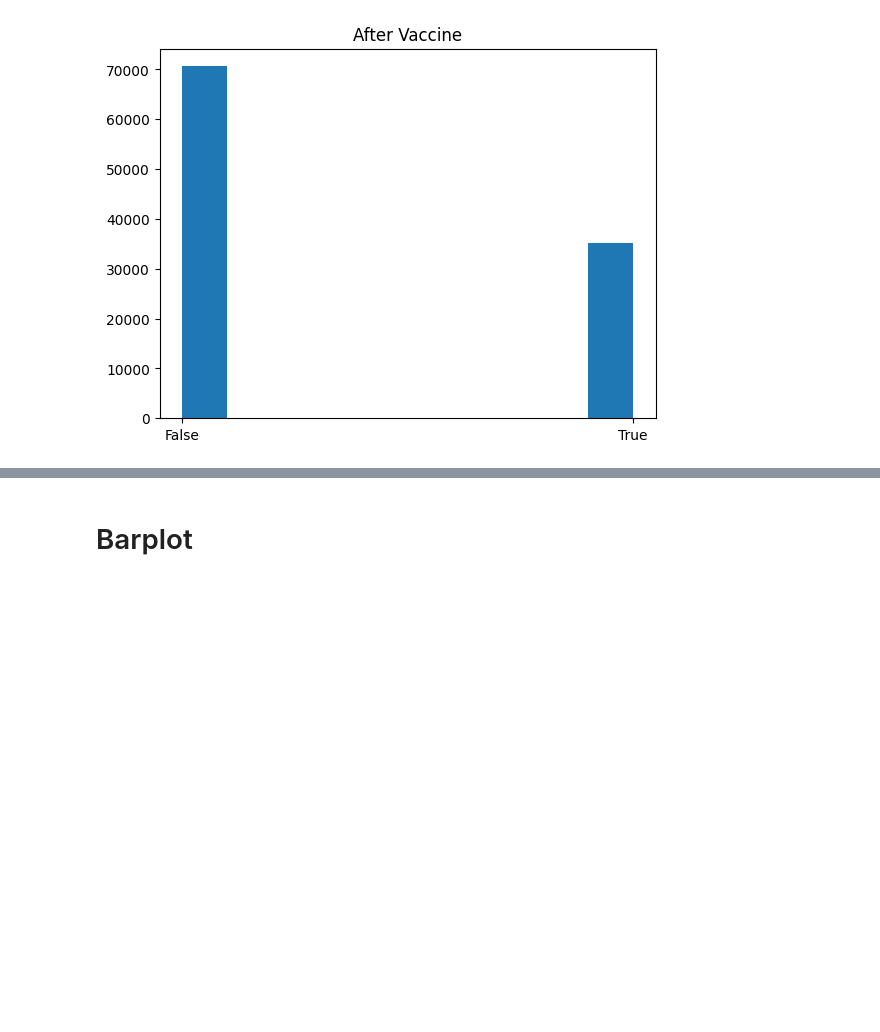
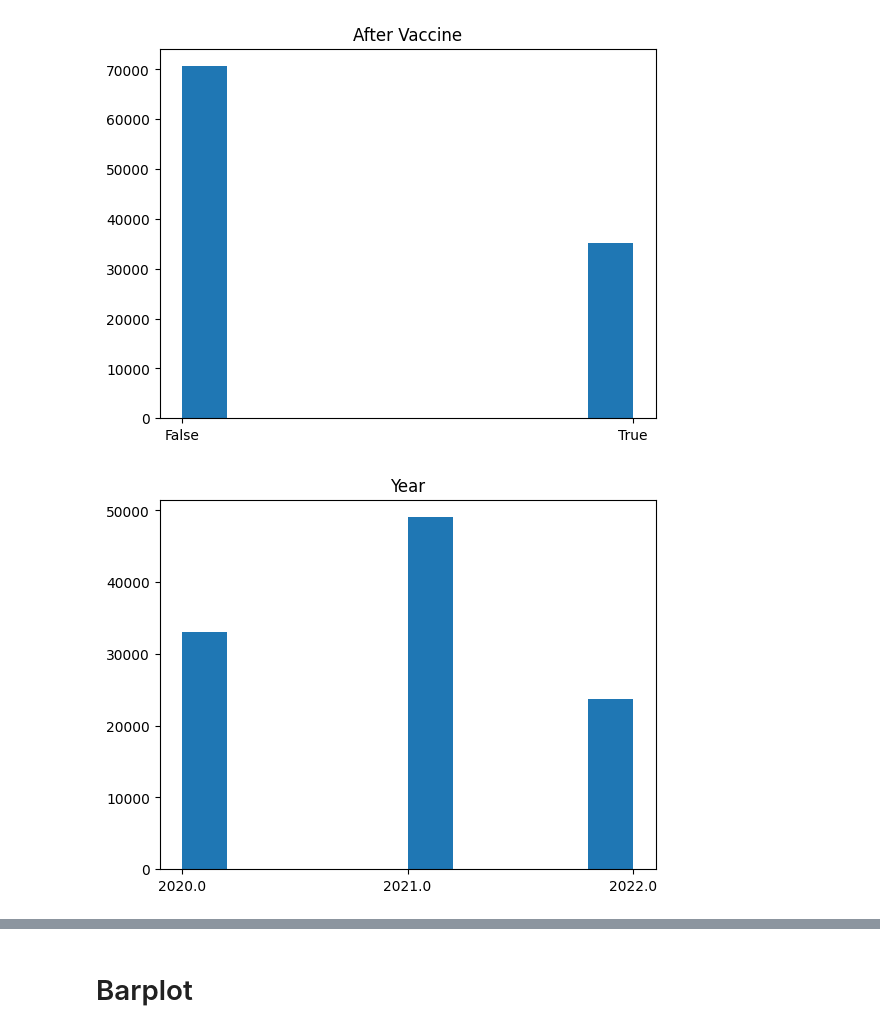
Before and after one commit to BiancaCarneiro/Covid-Prediction, a Jupyter notebook: project/notebooks/covid_visualization.ipynb, the cells around one changed output, grey strips where cells are left out. Drawn from its saved outputs; the diff is of its cells as text; code cells hidden in the pictures; blank space fills up the shorter version.

```diff
--- a/project/notebooks/covid_visualization.ipynb
+++ b/project/notebooks/covid_visualization.ipynb
@@ -17,3 +19,9 @@ plt.title("After Vaccine")
 plt.show()
 # %% [output]
 [figure]
+# %%
+plt.hist(df_train["Year"].astype(str))
+plt.title("Year")
+plt.show()
+# %% [output]
+[figure, added]
```
Also changed, not shown: parts of 12 cells of this notebook, 2 other files.
